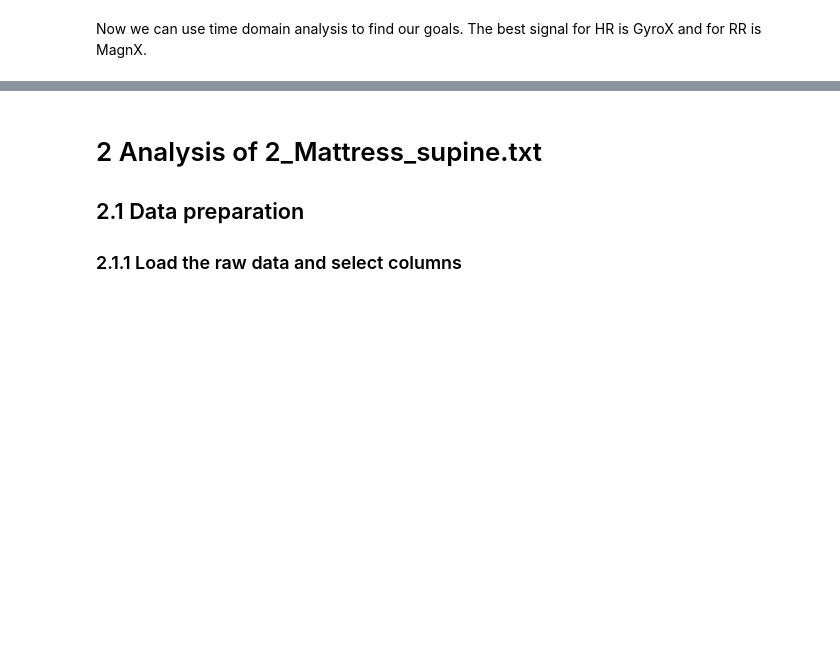
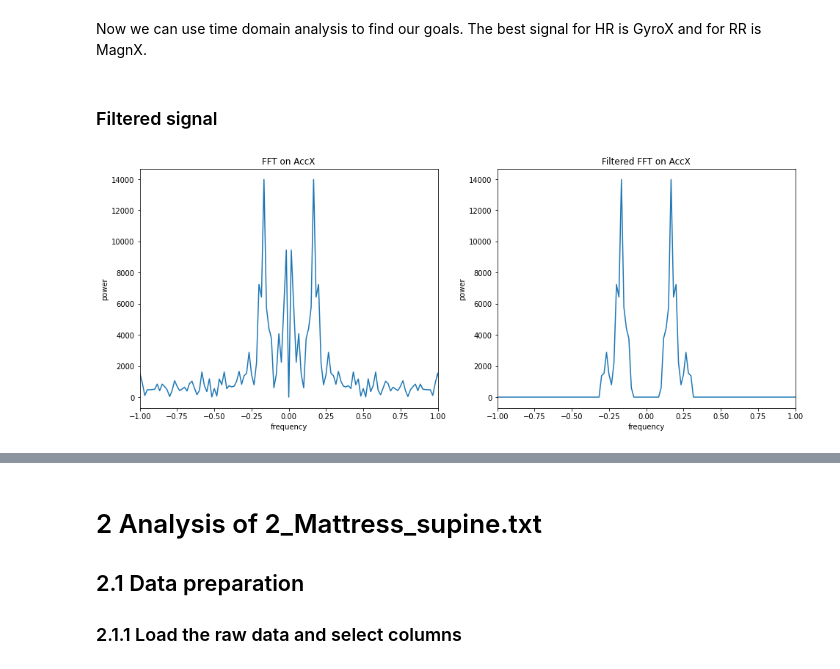
Before and after one commit to Mohsen-Kordi/ProjectRESP, a Jupyter notebook: Project.ipynb, the cells around one changed output, grey strips where cells are left out. Saved outputs shown, nothing was run; the diff lists cells and outputs as text; code cells hidden in the pictures; blank space fills up the shorter version.

Commit message:
Filtered signal

```diff
--- a/Project.ipynb
+++ b/Project.ipynb
@@ -484,3 +484,39 @@ for i, ax in enumerate(axs.flat):
 [figure]
 # %% [markdown]
 Now we can use time domain analysis to find our goals. The best signal for HR is GyroX and for RR is MagnX.
+# %% [markdown]
+### Filtered signal
+# %%
+rr_int = [0.1, 0.3]
+
+def fft(sig_name):
+    # The FFT of the signal
+    sig = df2[sig_name].to_numpy()
+    sig -= np.mean(sig)
+    sig_fft = fftpack.fft(sig)
+
+    # And the power (sig_fft is of complex dtype)
+    power = np.abs(sig_fft) # these are the "weights" of the Fourier components for each discrete frequency interval
+
+    # The return the corresponding frequencies
+    sample_freq = fftpack.fftfreq(sig.size, d=1/freq)
+    return sig_fft, power, sample_freq
+
+
+sig_fft_AccX, power_AccX, sample_freq_AccX = fft('AccX')
+filter_fft = np.where((np.abs(sample_freq_AccX)<rr_int[0]) | (np.abs(sample_freq_AccX) >rr_int[1]))
+sig_fft_AccX[filter_fft] = 0
+
+df_fft = pd.DataFrame(list(zip(sample_freq_AccX, power_AccX, np.abs(sig_fft_AccX))), columns = ['sample_freq', 'power', 'filtered_fft'])
+df_fft = df_fft.sort_values(by=['sample_freq', 'power', 'filtered_fft'])
+
+fig, (ax1, ax2) = plt.subplots(1,2,figsize = (16,6))
+ax1.plot(df_fft['sample_freq'],df_fft['power'])
+ax1.set_xlim(-1,1)
+ax1.set(xlabel="frequency", ylabel="power",title="FFT on AccX")
+ax2.plot(df_fft['sample_freq'],df_fft['filtered_fft'])
+ax2.set_xlim(-1,1)
+ax2.set(xlabel="frequency", ylabel="power",title="Filtered FFT on AccX")
+plt.show()
+# %% [output]
+[figure, added]
```
Also changed, not shown: parts of 1 cell of this notebook.
